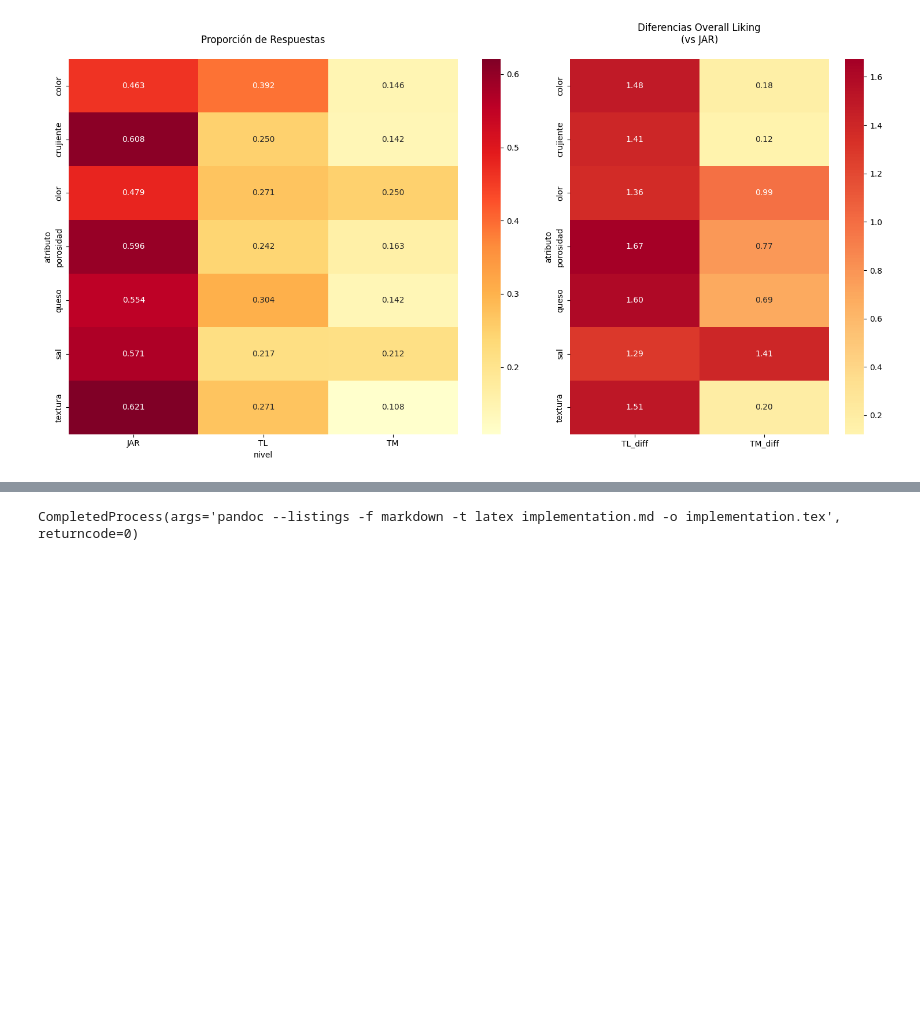
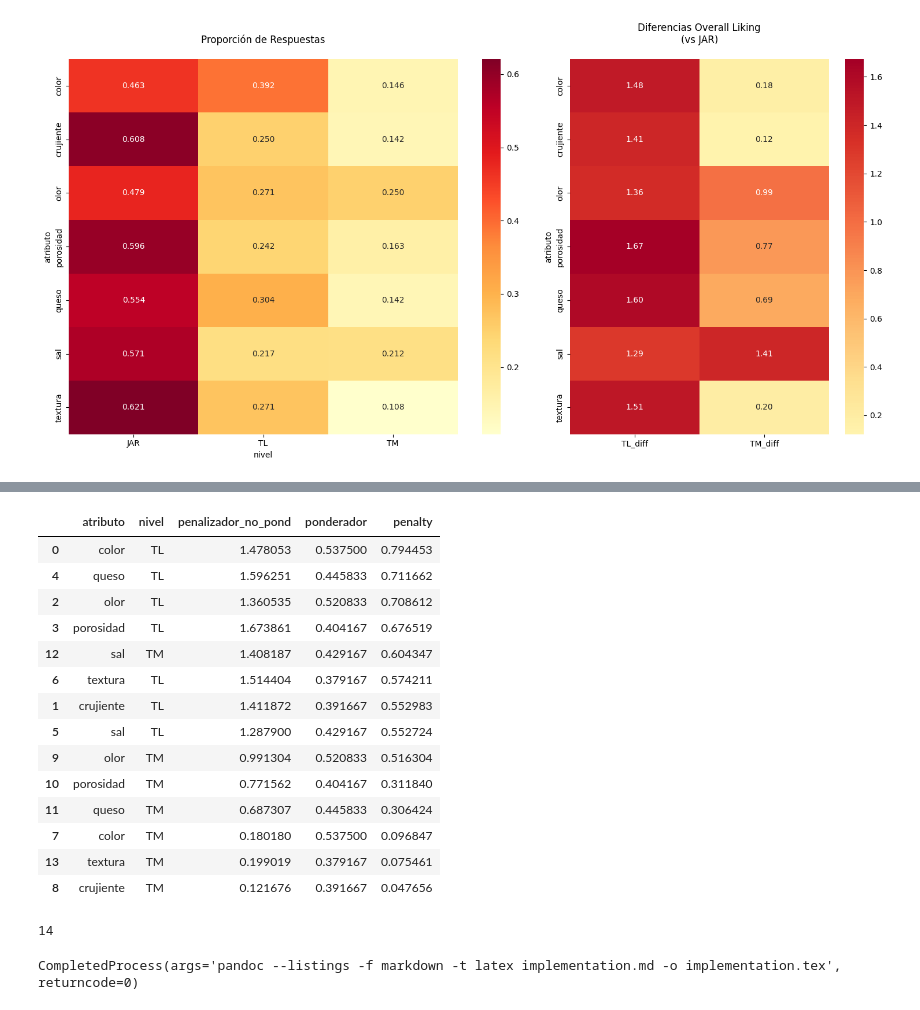
Before and after one commit to sharonluna/scheffe_wald_test, a Jupyter notebook: penalty_analysis/implementation.ipynb, the cells around one changed output, grey strips where cells are left out. Drawn from its saved outputs; the diff is of its cells as text; code cells hidden in the pictures; blank space fills up the shorter version.

```diff
--- a/penalty_analysis/implementation.ipynb
+++ b/penalty_analysis/implementation.ipynb
@@ -228,0 +293,10 @@ plt.show()
+# %%
+# compute weights
+ponderadores = (
+    sw_penalties[sw_penalties['nivel'] != 'JAR']
+    .copy()
+    .groupby('atributo')['proporcion']
+    .sum()
+)
+
+ponderadores
@@ -228,0 +313,17 @@ plt.show()
+# %%
+penalizadores_no_pond = (
+    sw_penalties[['nivel','overall_liking','atributo']]
+    .copy()
+    .pivot(index='atributo',columns='nivel', values='overall_liking')
+    .reset_index()
+)
+
+penalizadores_no_pond[['TL','TM']] = penalizadores_no_pond[['TL','TM']].apply(lambda x: penalizadores_no_pond['JAR']-x)
+
+penalizadores_no_pond = (
+    penalizadores_no_pond
+    .drop('JAR', axis = 1)
+)
+
+
+penalizadores_no_pond
@@ -229,3 +339,36 @@ plt.show()
+# %%
+penalty_result = (
+    penalizadores_no_pond
+    .copy()
+    .melt(id_vars='atributo', value_name='penalizador_no_pond', var_name='nivel')
+)
+
+penalty_result['ponderador'] = penalty_result['atributo'].map(ponderadores)
+
+penalty_result['penalty'] = penalty_result['penalizador_no_pond']*penalty_result['ponderador']
+penalty_result = penalty_result.sort_values(by = 'penalty', ascending=False)
+
+penalty_result
+# %% [output]
+|  | atributo | nivel | penalizador_no_pond | ponderador | penalty |
+| 0 | color | TL | 1.478053 | 0.537500 | 0.794453 |
+| 4 | queso | TL | 1.596251 | 0.445833 | 0.711662 |
+| 2 | olor | TL | 1.360535 | 0.520833 | 0.708612 |
+| 3 | porosidad | TL | 1.673861 | 0.404167 | 0.676519 |
+| 12 | sal | TM | 1.408187 | 0.429167 | 0.604347 |
+| 6 | textura | TL | 1.514404 | 0.379167 | 0.574211 |
+| 1 | crujiente | TL | 1.411872 | 0.391667 | 0.552983 |
+| 5 | sal | TL | 1.287900 | 0.429167 | 0.552724 |
+| 9 | olor | TM | 0.991304 | 0.520833 | 0.516304 |
+| 10 | porosidad | TM | 0.771562 | 0.404167 | 0.311840 |
+| 11 | queso | TM | 0.687307 | 0.445833 | 0.306424 |
+| 7 | color | TM | 0.180180 | 0.537500 | 0.096847 |
+| 13 | textura | TM | 0.199019 | 0.379167 | 0.075461 |
+| 8 | crujiente | TM | 0.121676 | 0.391667 | 0.047656 |
+# %%
+penalty_result.shape[0]
+# %% [output]
+14
 # %%
 import subprocess
 
```
Also changed, not shown: parts of 12 cells of this notebook, 15 other files.
